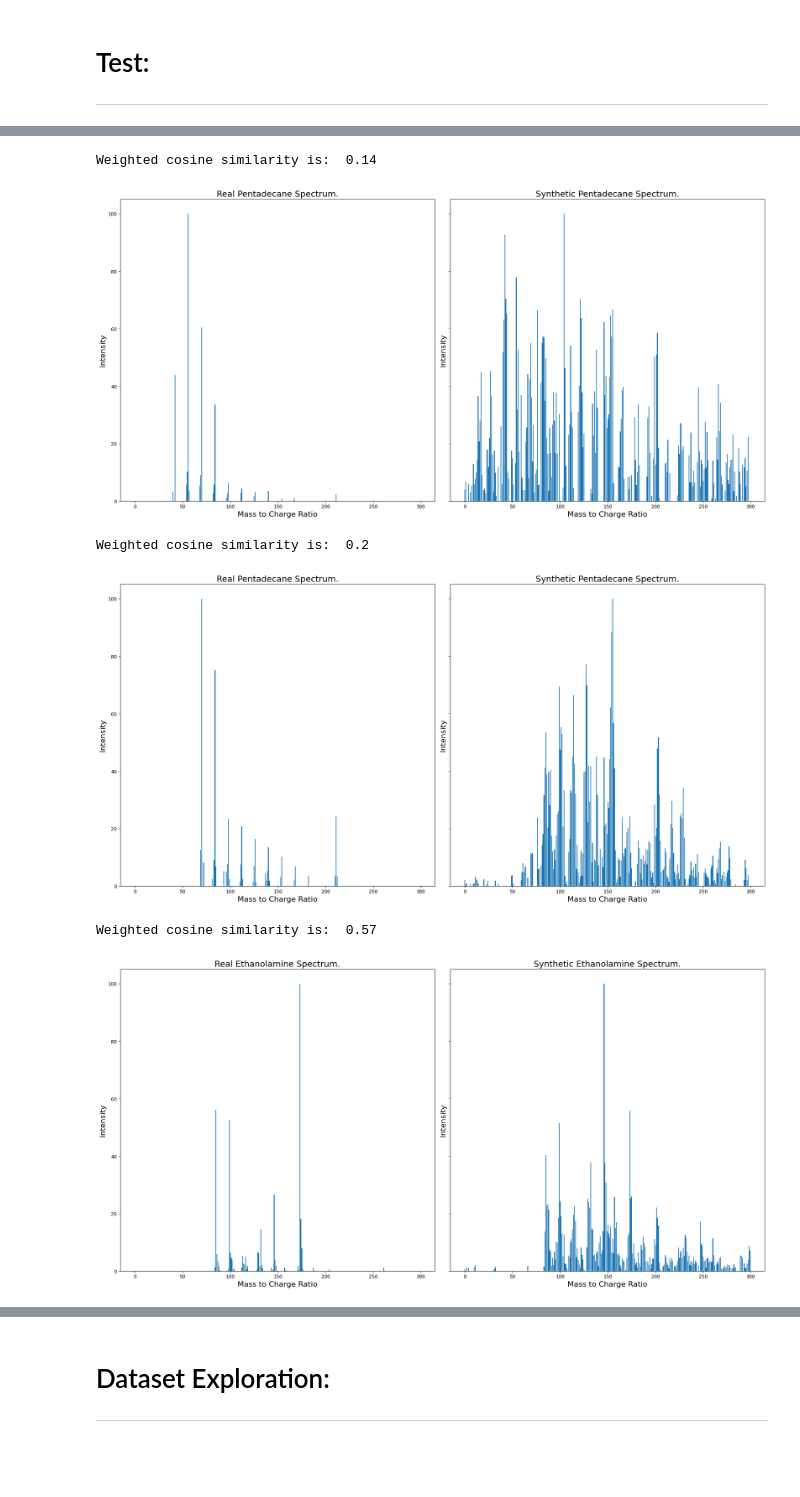
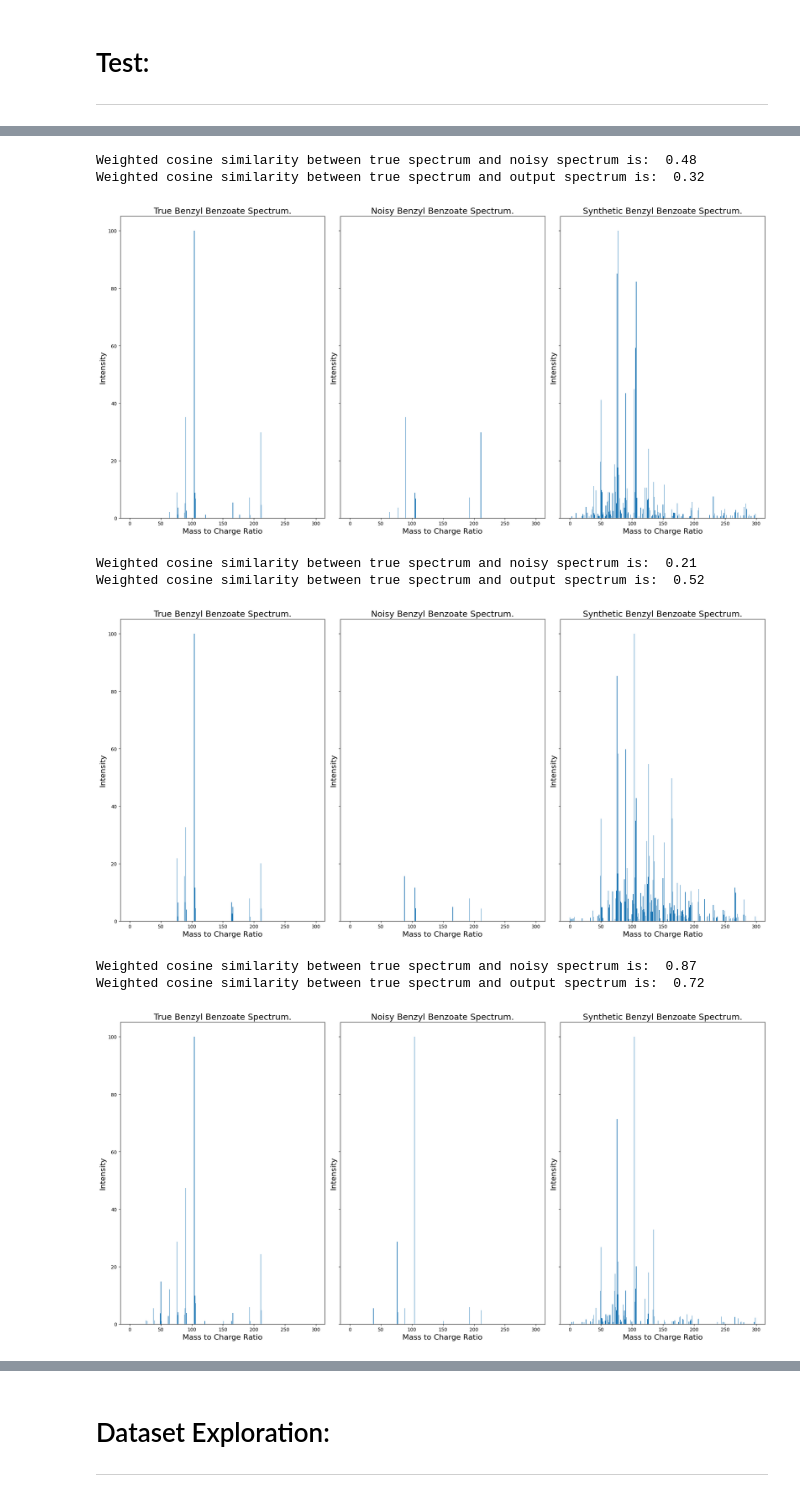
Before and after one commit to CateMerfeld/mass_spec, a Jupyter notebook: single_model/denoiser.ipynb, the cells around one changed output, grey strips where cells are left out. Cells and saved outputs as stored; diff of their text form; code cells hidden in the pictures; blank space fills up the shorter version.

Commit message:
Adding data for Randy

```diff
--- a/single_model/denoiser.ipynb
+++ b/single_model/denoiser.ipynb
@@ -526,15 +573,19 @@ no_rings_no_branches
 # %%
 loss_type = 'spectra'
-# test_chems = ['Caffeine', 'Biphenyl', 'Benzyl Benzoate']
+test_chems = ['Caffeine', 'Biphenyl', 'Benzyl Benzoate']
+# test_chems = ['Phenanthrene', 'Anthracene', 'Fluorene']
 # test_chems = ['Naphthalene']
-test_chems = no_rings_no_branches
-# training on all chemicals except test chem and other chemical in the 3 rings w/branches group
+# test_chems = no_rings_no_branches
+# test_chems = rings_branches
+
 train_chems = all_chemical_names.copy()
 for chem in test_chems:
     train_chems.remove(chem)
 noise_pct = .8
-# test = False
-test=True
-# test_chems = ['Benzyl Benzoate']
+test_noise_pct = .8
+test_emb_noise_pct = False
+# test_emb_noise_pct = 1
+test_chems = ['Benzyl Benzoate']
+# test_chems = ['Allantoin', '4-Hydroxyphenylpyruvic Acid', 'L-Tyrosine', 'Benzoic Acid']
 # train_noisy_data, test_noisy_data = create_dataset(spectra_new_conditions, embeddings, noise_loc=loss_type, noise_pct=noise_pct, training_chems=train_chems, test_chems=test_chems, instrument_idx=None)
-train_noisy_data, test_noisy_data = create_dataset(spectra_new_conditions, embeddings, noise_loc=loss_type, noise_pct=noise_pct, training_chems=train_chems, test_chems=test_chems, instrument_idx=None, test=test)
+train_noisy_data, test_noisy_data = create_dataset(spectra_new_conditions, embeddings, noise_loc=loss_type, noise_pct=noise_pct, test_noise_pct=test_noise_pct, training_chems=train_chems, test_chems=test_chems, instrument_idx=None, test_emb_noise_pct=test_emb_noise_pct)
@@ -572,6 +650,7 @@ denoiser.eval()
 test_output = []
 test_labels = []
 test_true_values = []
+test_noisy_values = []
 test_loss = 0
 
 with torch.no_grad():
@@ -579,21 +658,28 @@ with torch.no_grad():
         output_0= denoiser(batch)
         output_1= denoiser(output_0)
         output_2= denoiser(output_1)
+        # output_3=denoiser(output_2)
+        # output_4=denoiser(output_3)
 
         m_0_loss = denoiser.criterion(output_0, true_vals)
         m_1_loss = denoiser.criterion(output_1, true_vals)
         m_2_loss = denoiser.criterion(output_2, true_vals)
+        # m_3_loss = denoiser.criterion(output_3, true_vals)
+        # m_4_loss = denoiser.criterion(output_4, true_vals)
 
-        loss = m_0_loss + m_1_loss + m_2_loss
+        num_itrs = 3
+        loss = (m_0_loss + m_1_loss + m_2_loss)/num_itrs# + m_3_loss + m_4_loss)/num_itrs
         test_loss+=loss
 
         chem_names = [all_chemical_names[list(encoding).index(1)] for encoding in labels]
-        for denoised_vector, chem_name, true_val in zip(output_2, chem_names, true_vals):
+        for denoised_vector, chem_name, true_val, noisy_vector in zip(output_2, chem_names, true_vals, batch):
             # undo log transformation
-            denoised_vector = torch.exp(denoised_vector) - 1
+            # denoised_vector = torch.exp(denoised_vector) - 1
             test_output.append(denoised_vector)
-            true_val = torch.exp(true_val) - 1
+            # true_val = torch.exp(true_val) - 1
             test_true_values.append(true_val)
+            # noisy_vector = torch.exp(noisy_vector) - 1
+            test_noisy_values.append(noisy_vector)
             test_labels.append(chem_name)
 
     average_loss = test_loss/len(test_noisy_data)
@@ -603,11 +689,16 @@ Loss = tensor(0.4453)
 # %%
 true_spectra = [vec[:915].detach().numpy() for vec in test_true_values]
+noisy_spectra = [vec[:915].detach().numpy() for vec in test_noisy_values]
 output_spectra = [vec[:915].detach().numpy() for vec in test_output]
-plot_results(true_spectra, output_spectra, test_labels, idx=[0,3])
+plot_results(true_spectra, output_spectra, noisy_spectra, test_labels, idx=[0,3])
+# plot_results(true_spectra, noisy_spectra, test_labels, idx=[0,3])
 # %% [output]
-Weighted cosine similarity is:  0.14
+Weighted cosine similarity between true spectrum and noisy spectrum is:  0.48
+Weighted cosine similarity between true spectrum and output spectrum is:  0.32
-[figure, old version]
+[figure, new version]
-Weighted cosine similarity is:  0.2
+Weighted cosine similarity between true spectrum and noisy spectrum is:  0.21
+Weighted cosine similarity between true spectrum and output spectrum is:  0.52
-[figure, old version]
+[figure, new version]
-Weighted cosine similarity is:  0.57
+Weighted cosine similarity between true spectrum and noisy spectrum is:  0.87
+Weighted cosine similarity between true spectrum and output spectrum is:  0.72
-[figure, old version]
+[figure, new version]
```
Also changed, not shown: parts of 25 cells of this notebook, 1 other file.
